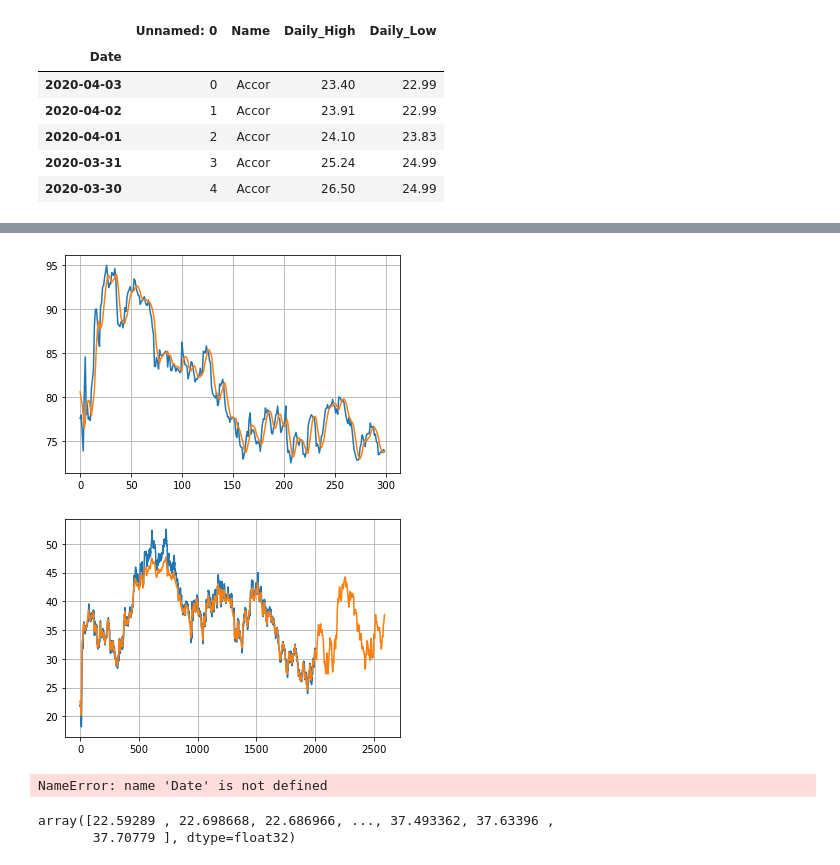
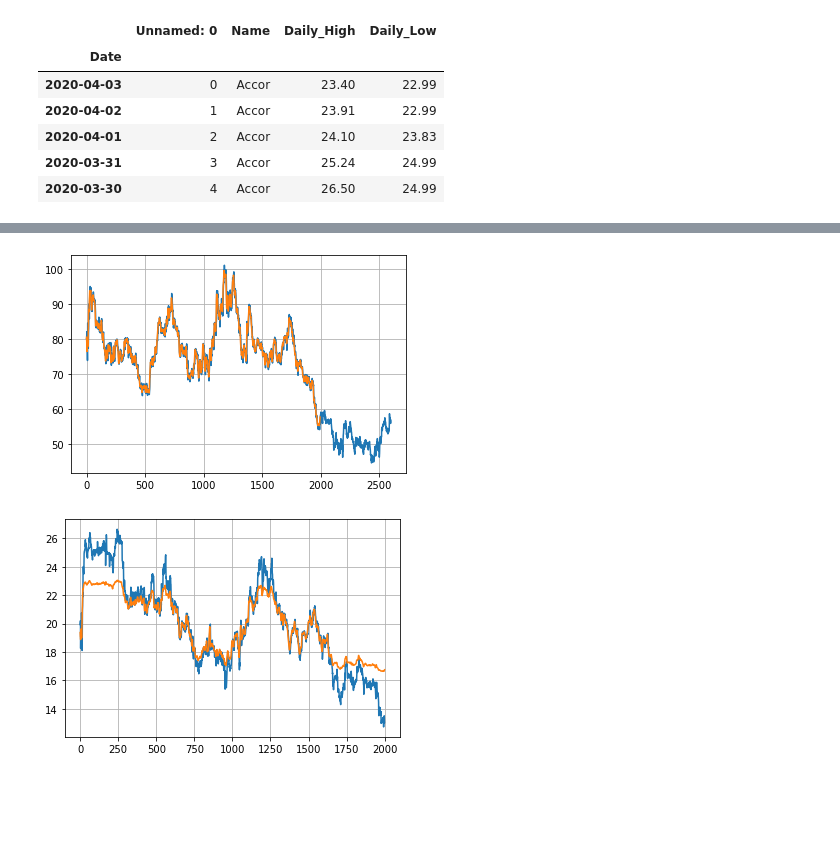
Before and after one commit to Brihmt/AnalyseBourse, a Jupyter notebook: predictionTF.ipynb, the cells around one changed output, grey strips where cells are left out. Cells and saved outputs as stored; diff of their text form; code cells hidden in the pictures; blank space fills up the shorter version.

```diff
--- a/predictionTF.ipynb
+++ b/predictionTF.ipynb
@@ -127,43 +133,30 @@ def plot_history(history):
 # %%
 predictions = model.predict(train_features)
 unorm = np.reshape(scaler.inverse_transform(predictions), -1)
-plt.plot(dHigh_serie.values[5:305])
+plt.plot(dHigh_serie.values[:3000])
 plt.grid(True)
-plt.plot(unorm[:300])
+plt.plot(unorm[:3000])
 plt.show()
 # %% [output]
-[figure, old version]
+[figure, new version]
 # %%
-# extraire les données et créer les fenêtres
-#dataframe = pd.read_csv('FDJ.csv', parse_dates=True)
-#close_serie = dataframe['haut']
-#train_values = close_serie.values.reshape(-1, 1)
+# Nouvelle prédiction
 
 dataframe=pd.read_csv('preprocessed_CAC40.csv',index_col='Date',parse_dates=True)
-dataframe = data[data['Name'] == 'Saint-Gobain']
-close_serie = dataframe['Daily_High']
-train_values = close_serie.values.reshape(-1, 1)
+dataframe = data[data['Name'] == 'Vivendi']
+dHigh_series = dataframe['Daily_High']
+train_values = dHigh_series.values.reshape(-1, 1)
 
 min_max_scaler = MinMaxScaler()
-scaler = min_max_scaler.fit(train_values[:200])
+scaler = min_max_scaler.fit(train_values[:10])
 train_values = scaler.transform(train_values)
 train_features, train_labels = create_window(train_values, 0, None, 5)
 
-# exécuter le modèle
 predictions = model.predict(train_features)
 unorm = np.reshape(scaler.inverse_transform(predictions), -1)
-plt.plot(close_serie.values[:2000])
+plt.plot(dHigh_series.values[:2000])
 plt.grid(True)
-plt.plot(unorm[:3000])
+plt.plot(unorm[:2000])
 plt.show()
 # %% [output]
-[figure, old version]
+[figure, new version]
-# %%
-plt.plot(dataframe[i],unorm)
-# %% [output]
-NameError: name 'Date' is not defined
-# %%
-unorm
-# %% [output]
-array([22.59289 , 22.698668, 22.686966, ..., 37.493362, 37.63396 ,
-       37.70779 ], dtype=float32)
```
Also changed, not shown: parts of 6 cells of this notebook.
